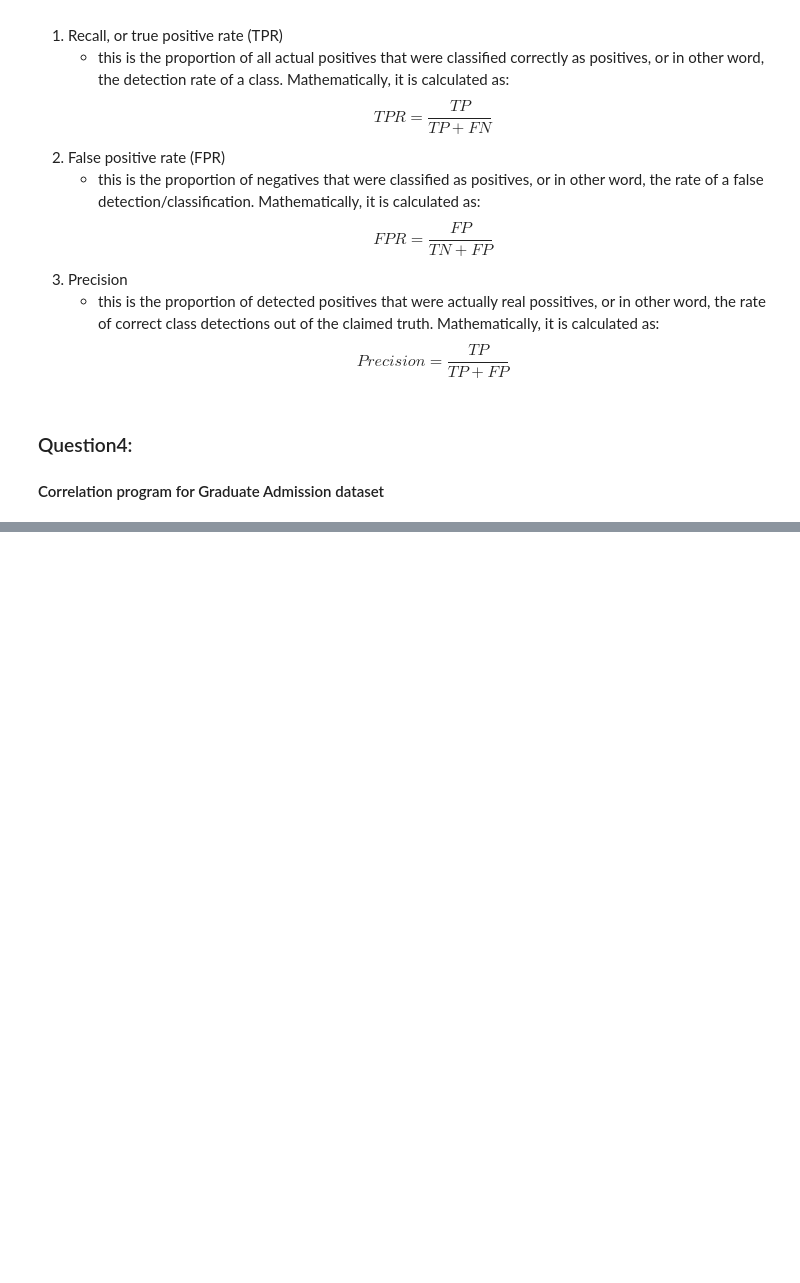
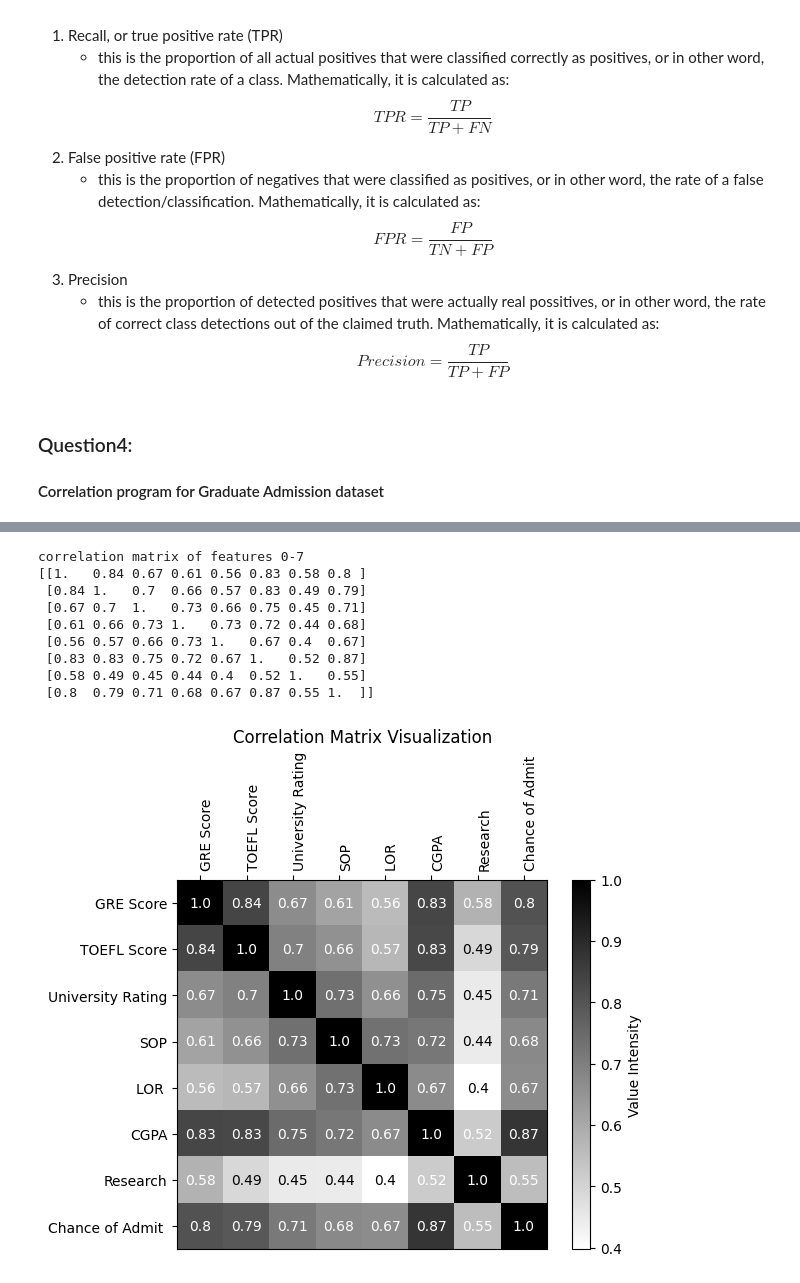
Before and after one commit to phoenix1ee/MachineLearning, a Jupyter notebook: module2/LEE-Assign2.ipynb, the cells around one changed output, grey strips where cells are left out. Drawn from its saved outputs; the diff is of its cells as text; code cells hidden in the pictures; blank space fills up the shorter version.

```diff
--- a/module2/LEE-Assign2.ipynb
+++ b/module2/LEE-Assign2.ipynb
@@ -150,0 +114,66 @@ admission_processed = admission.drop(columns='Serial No.')
+# %%
+#load wine data set
+admission = pd.read_csv("Admission_Predict.csv")
+admission_processed = admission.drop(columns='Serial No.')
+#admission_processed["is_duplicate"]= admission_processed.duplicated()
+#print(f"#duplicated= {len(admission_processed[admission_processed['is_duplicate']==True])}")
+#print(admission_processed.columns)
+#print([min(admission_processed[x]) for x in admission_processed.columns])
+#print([max(admission_processed[x]) for x in admission_processed.columns])
+Num_features = len(admission_processed.columns)
+sum_x = np.zeros(Num_features)
+sum_xy = np.zeros([Num_features,Num_features])
+total_samples = len(admission_processed)
+for i in range(total_samples):
+    sum_x+=admission_processed.iloc[i].to_numpy()
+#calculate the sum of square for each pair of features
+for i in range(Num_features):
+    sum_xy[i,i:]=admission_processed.iloc[:,i].dot(admission_processed.iloc[:,i:])
+    #transpose to columns
+    if i<Num_features-1:
+        sum_xy[i+1:,i]=sum_xy[i,i+1:]
+#calculate sqrt(n*summation(x^2)-summation(x)^2) for each feature
+ss = np.sqrt(total_samples*np.array([sum_xy[i,i] for i in range(Num_features)])-(sum_x**2))
+#declare a correlation matrix
+corr = np.zeros([Num_features,Num_features])
+#iterate each feature and calculate correlation with all other features
+for i in range(Num_features):
+    a = total_samples*sum_xy[i,i:]-sum_x[i]*sum_x[i:]
+    b = ss[i]*ss[i:]
+    corr[i,i:] = a/b
+    #transpose to columns
+    if i<Num_features-1:
+        corr[i+1:,i]=corr[i,i+1:]
+
+print(f'correlation matrix of features 0-7\n{corr.round(2)}')
+
+plt.imshow(corr, cmap='gray_r')
+
+#colorbar to show the scale
+plt.colorbar(label='Value Intensity')
+
+#add actual numbers inside the grid cells
+for i in range(corr.shape[0]):
+    for j in range(corr.shape[1]):
+        plt.text(j, i, str(corr[i, j].round(2)),
+                 ha='center', va='center',
+                 color='white' if corr[i, j] > 0.5 else 'black')
+
+plt.xticks(ticks=np.arange(corr.shape[1]), labels=admission_processed.columns.values,
+           rotation=90, ha='left')
+plt.yticks(ticks=np.arange(corr.shape[0]), labels=admission_processed.columns.values,)
+plt.gca().xaxis.tick_top()
+#add titles
+plt.title('Correlation Matrix Visualization')
+plt.show()
+# %% [output]
+correlation matrix of features 0-7
+[[1.   0.84 0.67 0.61 0.56 0.83 0.58 0.8 ]
+ [0.84 1.   0.7  0.66 0.57 0.83 0.49 0.79]
+ [0.67 0.7  1.   0.73 0.66 0.75 0.45 0.71]
+ [0.61 0.66 0.73 1.   0.73 0.72 0.44 0.68]
+ [0.56 0.57 0.66 0.73 1.   0.67 0.4  0.67]
+ [0.83 0.83 0.75 0.72 0.67 1.   0.52 0.87]
+ [0.58 0.49 0.45 0.44 0.4  0.52 1.   0.55]
+ [0.8  0.79 0.71 0.68 0.67 0.87 0.55 1.  ]]
+[figure, added]
```
Also changed, not shown: parts of 4 cells of this notebook.
